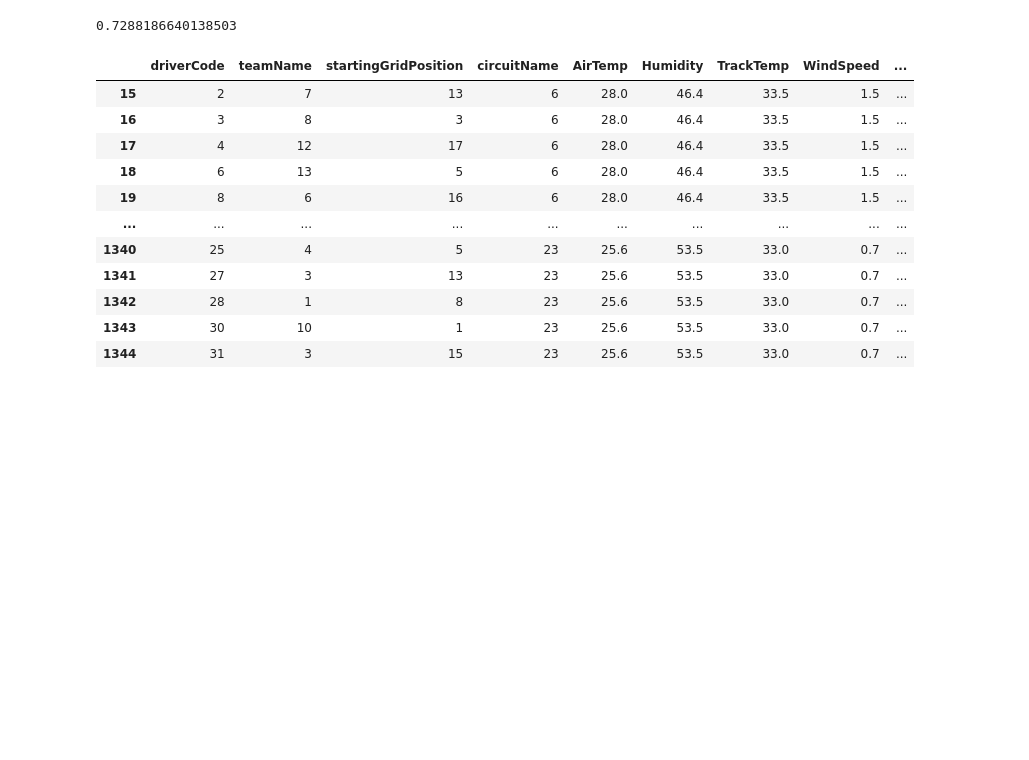
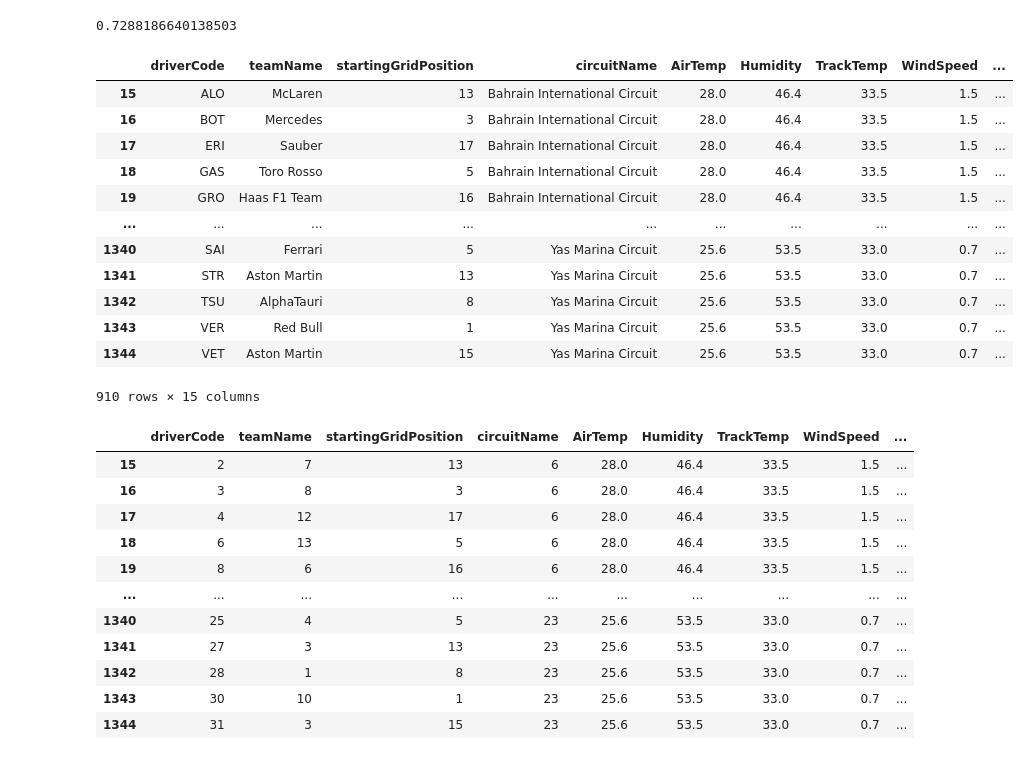
Before and after one commit to MaksymilianKalek/bach, a Jupyter notebook: MLIntro.ipynb, the cells around one changed output. Drawn from its saved outputs; the diff is of its cells as text; code cells hidden in the pictures; blank space fills up the shorter version.

```diff
--- a/MLIntro.ipynb
+++ b/MLIntro.ipynb
@@ -8,31 +8,45 @@ from numpy import std
 # %%
 df = pd.read_csv('grouped_data.csv', index_col=0)
 df.drop(['WasRainingDuringRaceAnyTime'], axis=1, inplace=True)
 df = df.loc[df['lapTireChange'].str.count(':') <= 3]
 df['lapTireChange'] = df['lapTireChange'].str.replace('HYPERSOFT','SOFT').str.strip()
 df['lapTireChange'] = df['lapTireChange'].str.replace('SUPERSOFT','SOFT').str.strip()
 df['lapTireChange'] = df['lapTireChange'].str.replace('ULTRASOFT','SOFT').str.strip()
 df['firstCompound'] = df['lapTireChange'].str.split('->').str[0].str.split(':').str[1].str.strip()
 df['firstPitStop'] = df['lapTireChange'].str.split('->').str[0].str.split(':').str[0].str.strip()
 df['secondCompound'] = df['lapTireChange'].str.split('->').str[1].str.split(":").str[0].str.split(',').str[0].str.strip()
 df['secondPitStop'] = df['lapTireChange'].str.split('->').str[1].str.split(',').str[1].str.split(':').str[0].str.strip()
 df['thirdCompound'] = df['lapTireChange'].str.split('->').str[2].str.split(':').str[0].str.split(',').str[0].str.strip()
 df['thirdPitStop'] = df['lapTireChange'].str.split('->').str[2].str.split(',').str[1].str.split(':').str[0].str.strip()
 df['fourthCompound'] = df['lapTireChange'].str.split('->').str[3].str.split(',').str[0].str.strip()
 df = df[~df['firstCompound'].str.contains("INTERMEDIATE")]
 df = df[~df['firstCompound'].str.contains('nan')]
 
 quali_result_corr = df[['startingGridPosition', 'position']]
 print(quali_result_corr.corr(method='pearson')['position'].iloc[0])
 
 df.drop(['lapTireChange'], axis=1, inplace=True)
 df.drop(['position'], axis=1, inplace=True)
 df.drop(['positionDiff'], axis=1, inplace=True)
 df.drop(['raceId'], axis=1, inplace=True)
 df.drop(['year'], axis=1, inplace=True)
 df.drop(['raceName'], axis=1, inplace=True)
+df
 # %% [output]
 0.7288186640138503
+|  | driverCode | teamName | startingGridPosition | circuitName | AirTemp | Humidity | TrackTemp | WindSpeed | ... |
+| 15 | ALO | McLaren | 13 | Bahrain International Circuit | 28.0 | 46.4 | 33.5 | 1.5 | ... |
+| 16 | BOT | Mercedes | 3 | Bahrain International Circuit | 28.0 | 46.4 | 33.5 | 1.5 | ... |
+| 17 | ERI | Sauber | 17 | Bahrain International Circuit | 28.0 | 46.4 | 33.5 | 1.5 | ... |
+| 18 | GAS | Toro Rosso | 5 | Bahrain International Circuit | 28.0 | 46.4 | 33.5 | 1.5 | ... |
+| 19 | GRO | Haas F1 Team | 16 | Bahrain International Circuit | 28.0 | 46.4 | 33.5 | 1.5 | ... |
+| ... | ... | ... | ... | ... | ... | ... | ... | ... | ... |
+| 1340 | SAI | Ferrari | 5 | Yas Marina Circuit | 25.6 | 53.5 | 33.0 | 0.7 | ... |
+| 1341 | STR | Aston Martin | 13 | Yas Marina Circuit | 25.6 | 53.5 | 33.0 | 0.7 | ... |
+| 1342 | TSU | AlphaTauri | 8 | Yas Marina Circuit | 25.6 | 53.5 | 33.0 | 0.7 | ... |
+| 1343 | VER | Red Bull | 1 | Yas Marina Circuit | 25.6 | 53.5 | 33.0 | 0.7 | ... |
+| 1344 | VET | Aston Martin | 15 | Yas Marina Circuit | 25.6 | 53.5 | 33.0 | 0.7 | ... |
+910 rows × 15 columns
 # %%
 factorizedDriverCode, driverCodeLabel = pd.factorize(df['driverCode'], sort=True)
 factorizedTeamName, teamNameLabel = pd.factorize(df['teamName'], sort=True)
```
Also changed, not shown: parts of 3 cells of this notebook, 1 other file.
